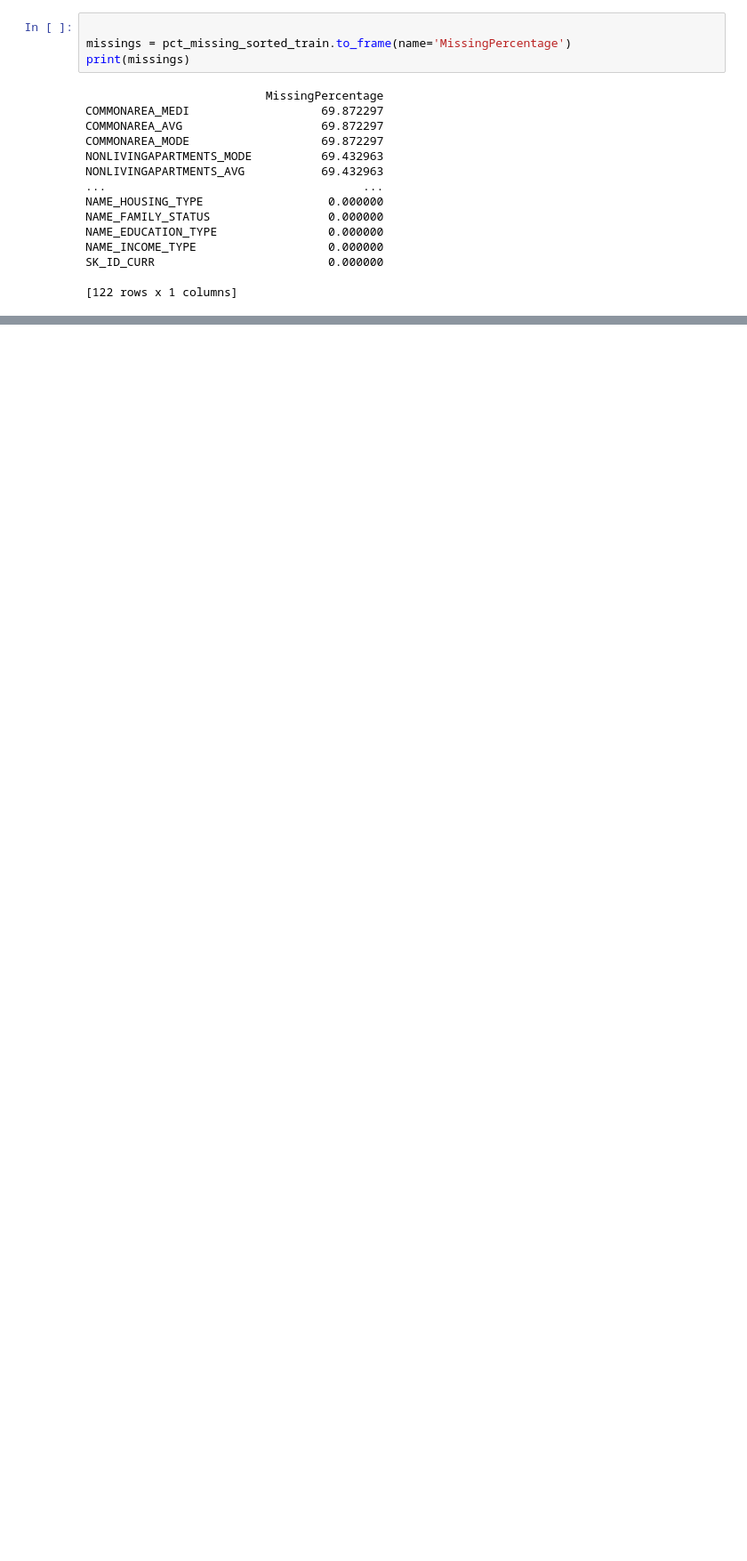
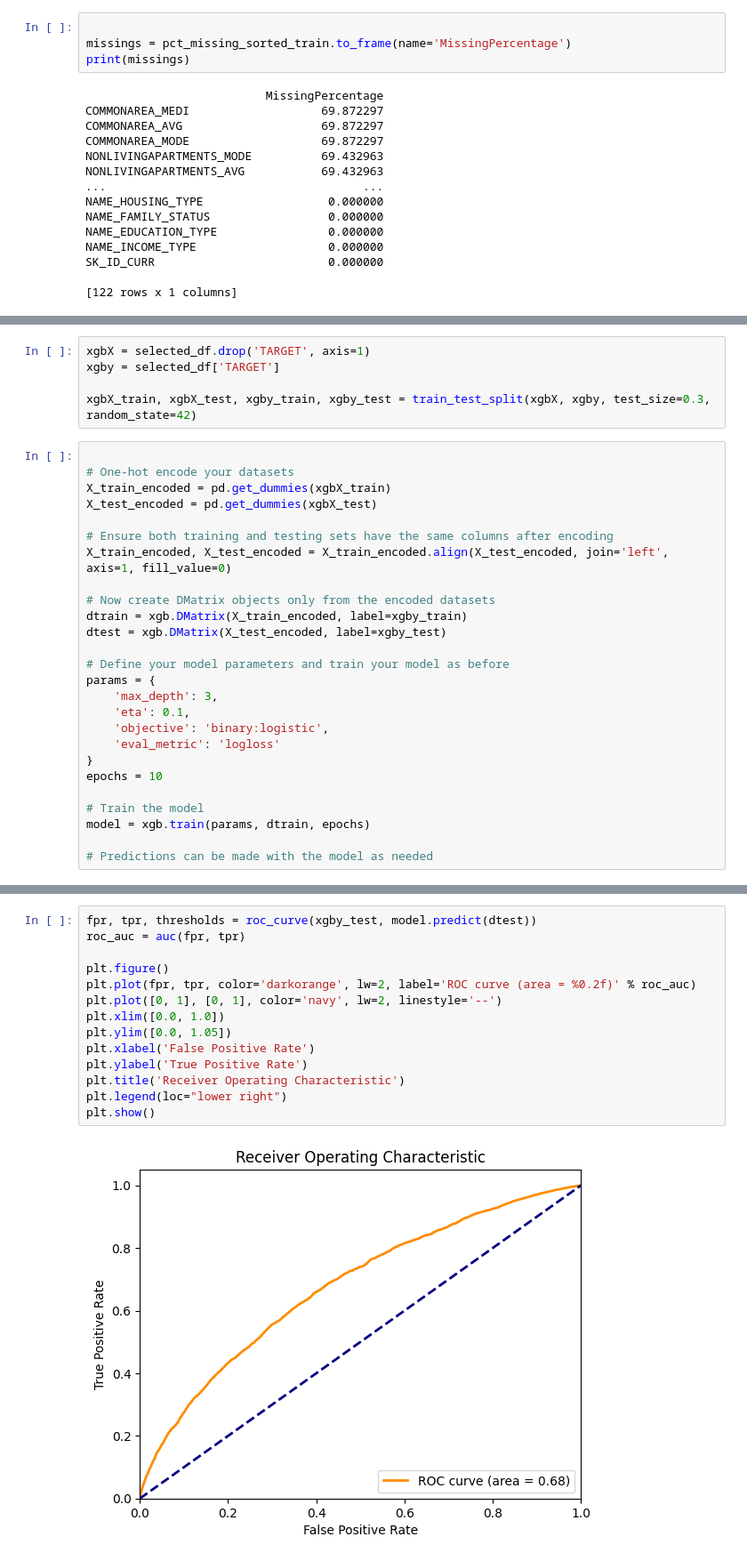
Before and after one commit to MSBA-Capstone-2024/modeling, a Jupyter notebook: big_query_test.ipynb, the cells around one changed output, grey strips where cells are left out. Shown at 89% size. Saved outputs shown, nothing was run; the diff lists cells and outputs as text; blank space fills up the shorter version.

```diff
--- a/big_query_test.ipynb
+++ b/big_query_test.ipynb
@@ -204,0 +265,31 @@ len(column_list_3)
+# %%
+xgbX = selected_df.drop('TARGET', axis=1)
+xgby = selected_df['TARGET']
+
+xgbX_train, xgbX_test, xgby_train, xgby_test = train_test_split(xgbX, xgby, test_size=0.3, random_state=42)
+# %%
+
+# One-hot encode your datasets
+X_train_encoded = pd.get_dummies(xgbX_train)
+X_test_encoded = pd.get_dummies(xgbX_test)
+
+# Ensure both training and testing sets have the same columns after encoding
+X_train_encoded, X_test_encoded = X_train_encoded.align(X_test_encoded, join='left', axis=1, fill_value=0)
+
+# Now create DMatrix objects only from the encoded datasets
+dtrain = xgb.DMatrix(X_train_encoded, label=xgby_train)
+dtest = xgb.DMatrix(X_test_encoded, label=xgby_test)
+
+# Define your model parameters and train your model as before
+params = {
+    'max_depth': 3,
+    'eta': 0.1,
+    'objective': 'binary:logistic',
+    'eval_metric': 'logloss'
+}
+epochs = 10
+
+# Train the model
+model = xgb.train(params, dtrain, epochs)
+
+# Predictions can be made with the model as needed
@@ -204,0 +307,16 @@ len(column_list_3)
+# %%
+fpr, tpr, thresholds = roc_curve(xgby_test, model.predict(dtest))
+roc_auc = auc(fpr, tpr)
+
+plt.figure()
+plt.plot(fpr, tpr, color='darkorange', lw=2, label='ROC curve (area = %0.2f)' % roc_auc)
+plt.plot([0, 1], [0, 1], color='navy', lw=2, linestyle='--')
+plt.xlim([0.0, 1.0])
+plt.ylim([0.0, 1.05])
+plt.xlabel('False Positive Rate')
+plt.ylabel('True Positive Rate')
+plt.title('Receiver Operating Characteristic')
+plt.legend(loc="lower right")
+plt.show()
+# %% [output]
+[figure, added]
```
Also changed, not shown: parts of 19 cells of this notebook, 1 other file.
